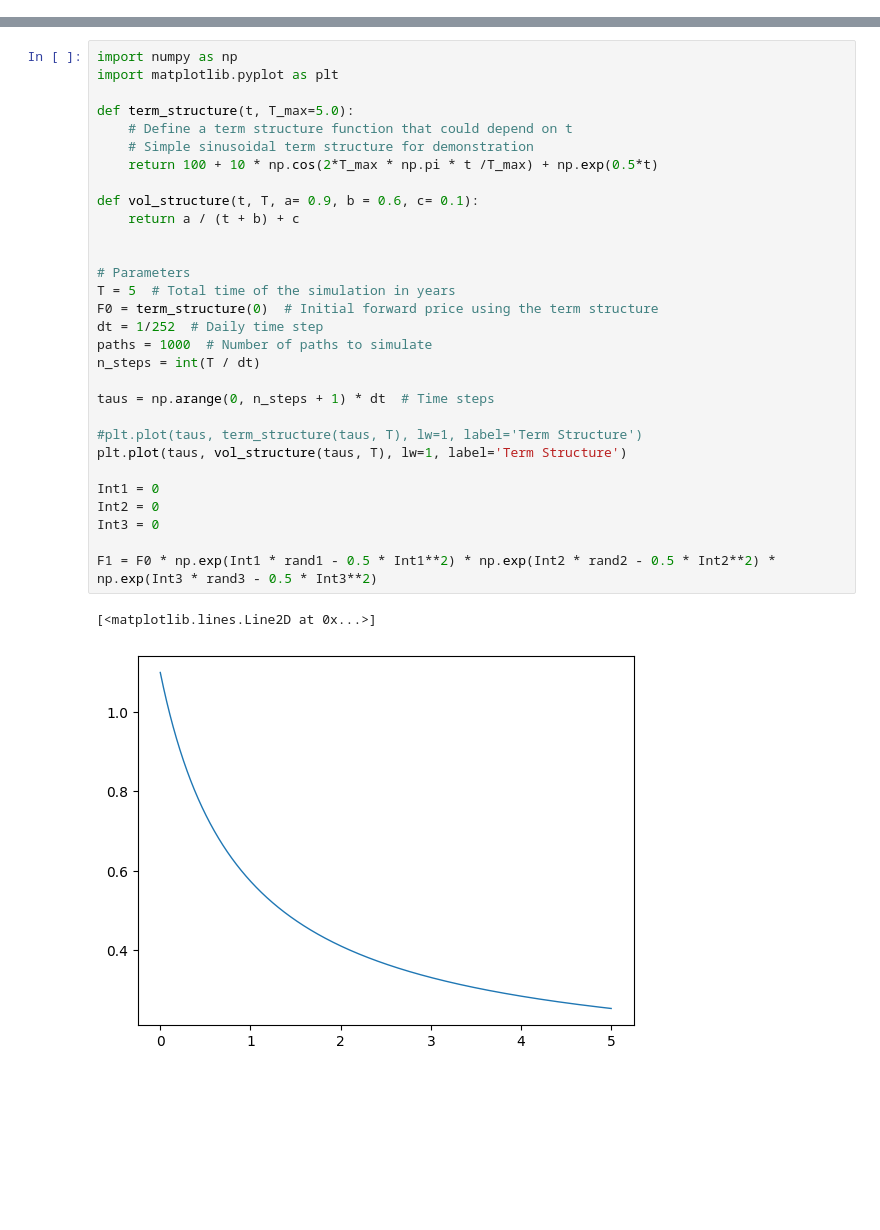
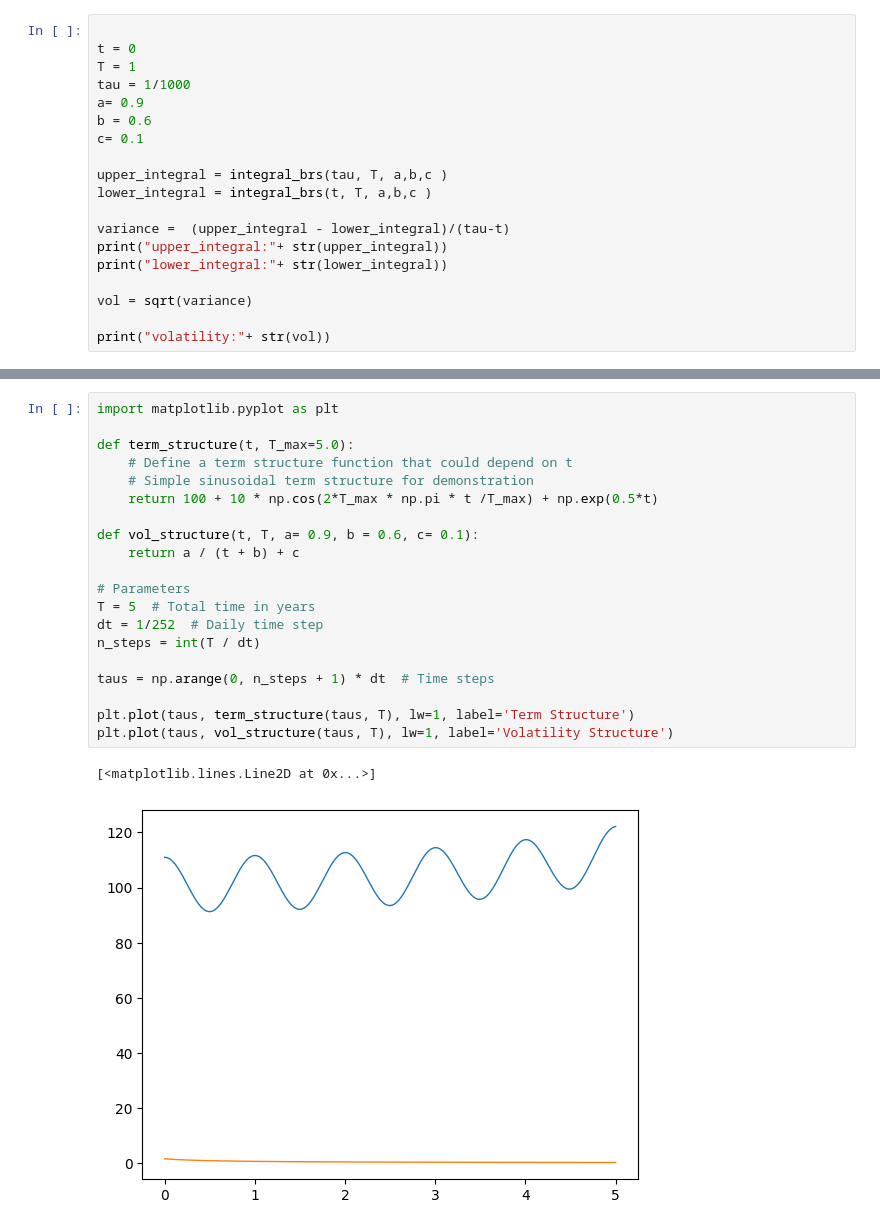
Before and after one commit to bmyksvoll/curves, a Jupyter notebook: bjerksund_stensland.ipynb, the cells around one changed output, grey strips where cells are left out. Saved outputs shown, nothing was run; the diff lists cells and outputs as text; blank space fills up the shorter version.

Commit message:
In notebook: figured out correct volatility for T = 1 :-)

```diff
--- a/bjerksund_stensland.ipynb
+++ b/bjerksund_stensland.ipynb
@@ -41,0 +33,19 @@ $\displaystyle \sqrt{- \frac{a^{2}}{b + t}}$
+# %%
+
+t = 0
+T = 1
+tau = 1/1000
+a= 0.9
+b = 0.6
+c= 0.1
+
+upper_integral = integral_brs(tau, T, a,b,c )
+lower_integral = integral_brs(t, T, a,b,c )
+
+variance =  (upper_integral - lower_integral)/(tau-t)
+print("upper_integral:"+ str(upper_integral))
+print("lower_integral:"+ str(lower_integral))
+
+vol = sqrt(variance)
+
+print("volatility:"+ str(vol))
@@ -42,33 +56,23 @@ $\displaystyle \sqrt{- \frac{a^{2}}{b + t}}$
 # %%
-import numpy as np
 import matplotlib.pyplot as plt
 
 def term_structure(t, T_max=5.0):
     # Define a term structure function that could depend on t
     # Simple sinusoidal term structure for demonstration
     return 100 + 10 * np.cos(2*T_max * np.pi * t /T_max) + np.exp(0.5*t)
 
 def vol_structure(t, T, a= 0.9, b = 0.6, c= 0.1):
     return a / (t + b) + c
 
-
 # Parameters
-T = 5  # Total time of the simulation in years
-F0 = term_structure(0)  # Initial forward price using the term structure
+T = 5  # Total time in years
 dt = 1/252  # Daily time step
-paths = 1000  # Number of paths to simulate
 n_steps = int(T / dt)
 
 taus = np.arange(0, n_steps + 1) * dt  # Time steps
 
-#plt.plot(taus, term_structure(taus, T), lw=1, label='Term Structure')
-plt.plot(taus, vol_structure(taus, T), lw=1, label='Term Structure')
-
-Int1 = 0
-Int2 = 0
-Int3 = 0
-
-F1 = F0 * np.exp(Int1 * rand1 - 0.5 * Int1**2) * np.exp(Int2 * rand2 - 0.5 * Int2**2) * np.exp(Int3 * rand3 - 0.5 * Int3**2)
+plt.plot(taus, term_structure(taus, T), lw=1, label='Term Structure')
+plt.plot(taus, vol_structure(taus, T), lw=1, label='Volatility Structure')
 # %% [output]
 [<matplotlib.lines.Line2D at 0x...>]
-[figure, old version]
+[figure, new version]
```
Also changed, not shown: parts of 9 cells of this notebook, 1 other file.
